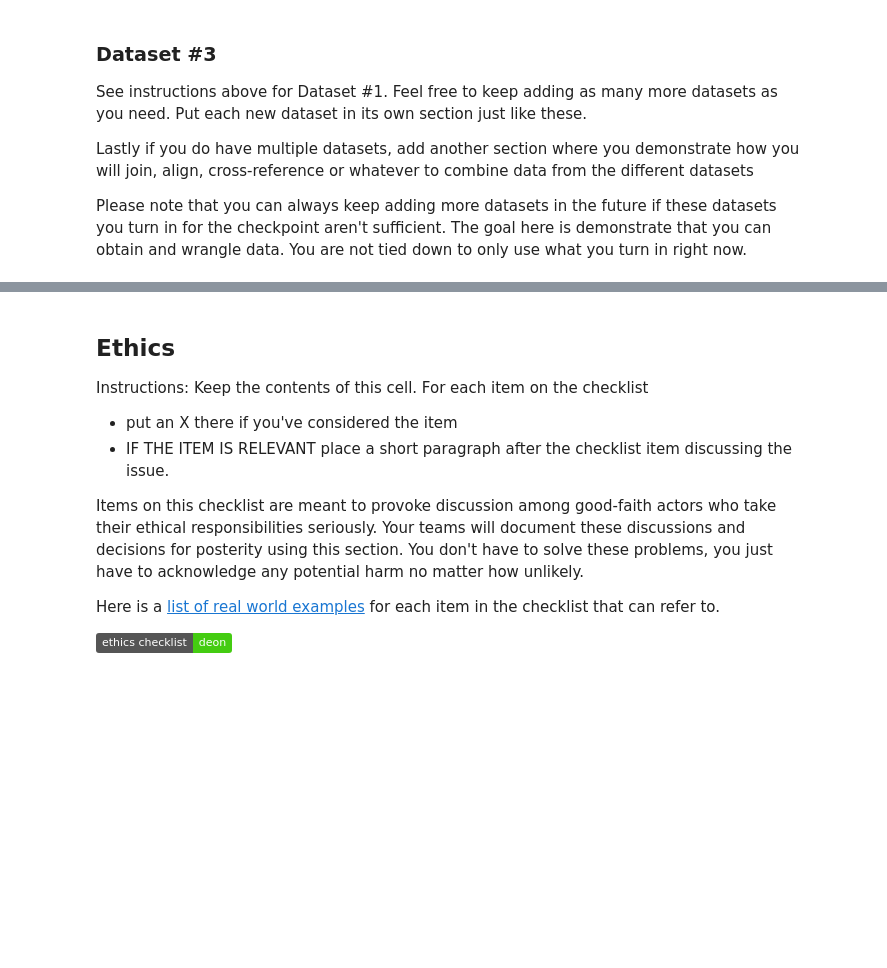
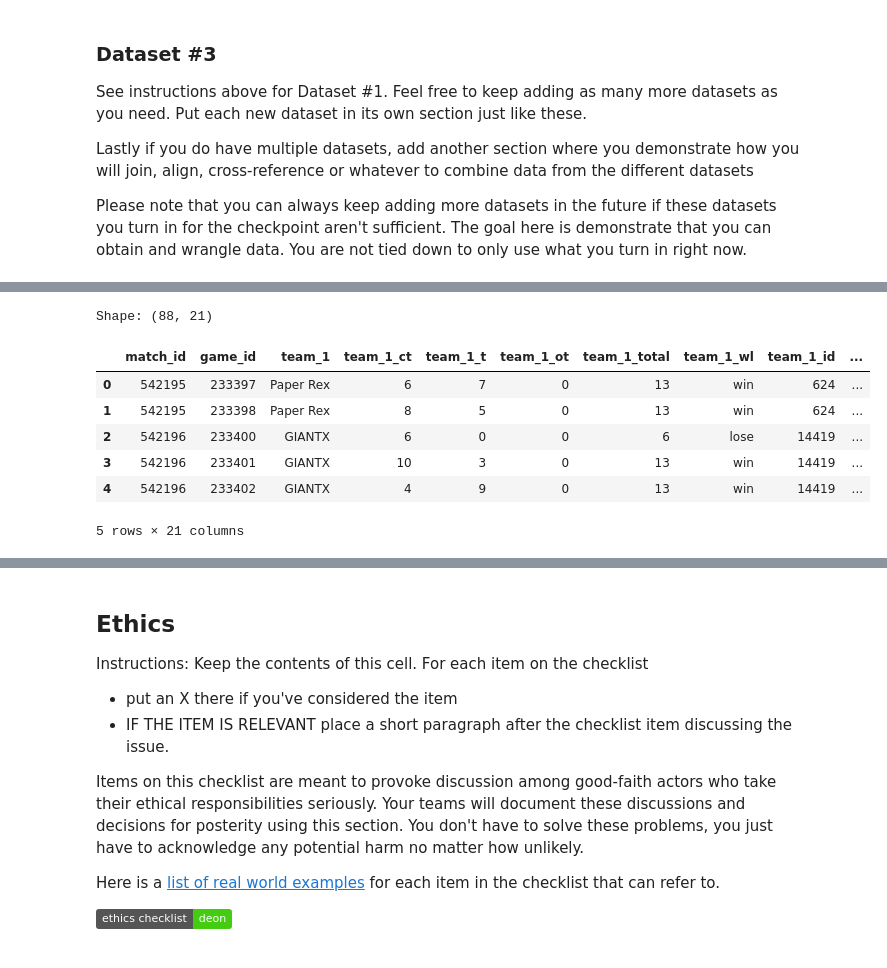
Before and after one commit to COGS108/Group102_WI26, a Jupyter notebook: 01-DataCheckpoint.ipynb, the cells around one changed output, grey strips where cells are left out. Cells and saved outputs as stored; diff of their text form; code cells hidden in the pictures; badges without logos; blank space fills up the shorter version.

```diff
--- a/01-DataCheckpoint.ipynb
+++ b/01-DataCheckpoint.ipynb
@@ -498,0 +549,12 @@ if there are any major concerns w the dataset, describe them
+# %%
+print('Shape:', score.shape)
+score.head()
+# %% [output]
+Shape: (88, 21)
+|  | match_id | game_id | team_1 | team_1_ct | team_1_t | team_1_ot | team_1_total | team_1_wl | team_1_id | ... |
+| 0 | 542195 | 233397 | Paper Rex | 6 | 7 | 0 | 13 | win | 624 | ... |
+| 1 | 542195 | 233398 | Paper Rex | 8 | 5 | 0 | 13 | win | 624 | ... |
+| 2 | 542196 | 233400 | GIANTX | 6 | 0 | 0 | 6 | lose | 14419 | ... |
+| 3 | 542196 | 233401 | GIANTX | 10 | 3 | 0 | 13 | win | 14419 | ... |
+| 4 | 542196 | 233402 | GIANTX | 4 | 9 | 0 | 13 | win | 14419 | ... |
+5 rows × 21 columns
```
Also changed, not shown: parts of 21 cells of this notebook.
